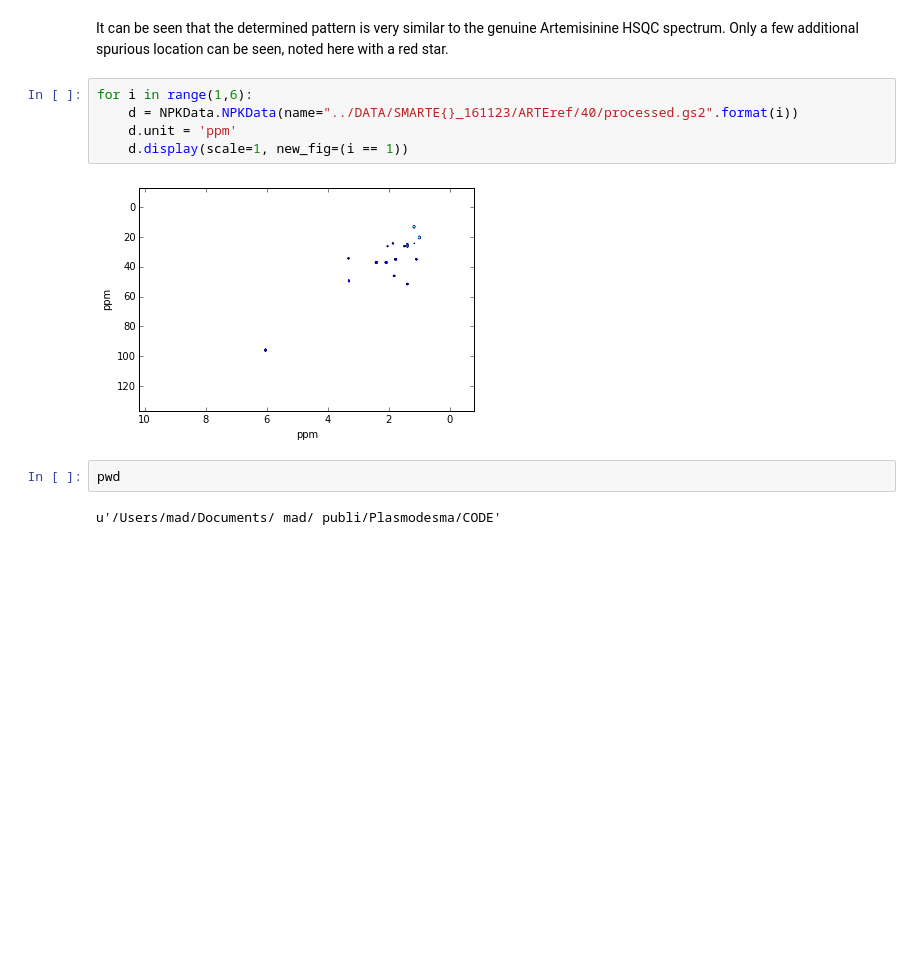
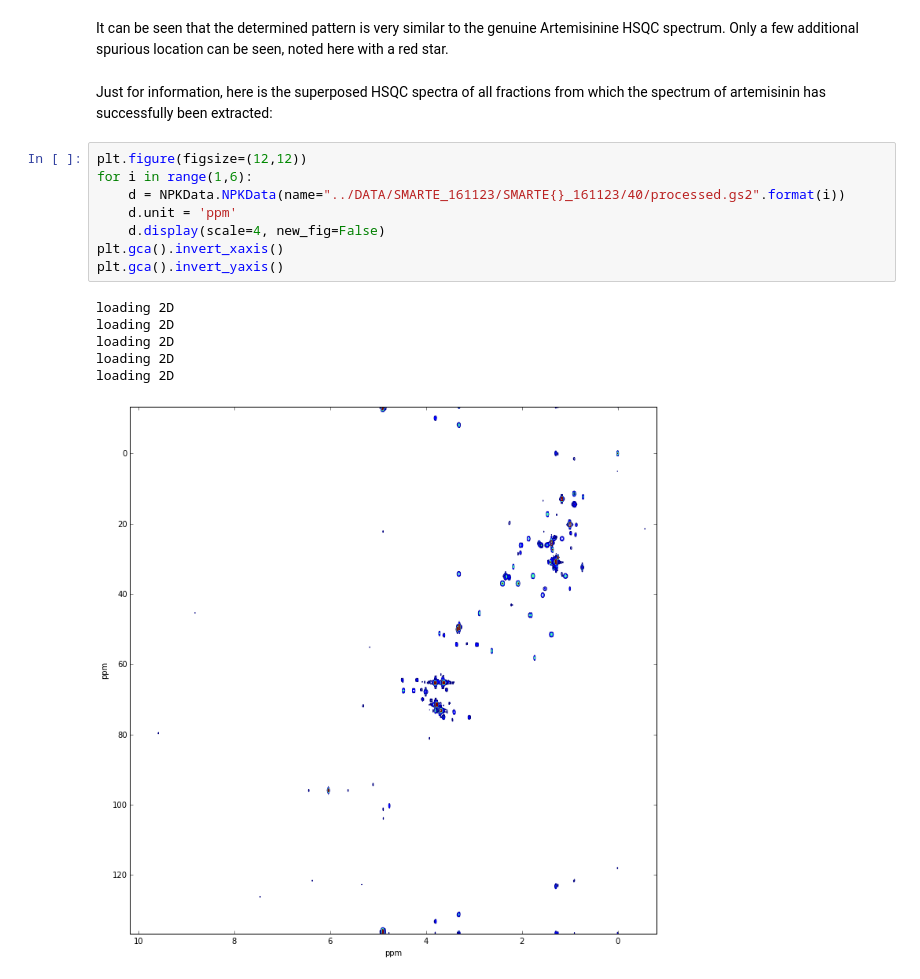
Before and after one commit to harel-coffee/plasmodesma-auto, a Jupyter notebook: Analysis2.ipynb, the cells around one changed output. Saved outputs shown, nothing was run; the diff lists cells and outputs as text; blank space fills up the shorter version.

```diff
--- a/Analysis2.ipynb
+++ b/Analysis2.ipynb
@@ -298,13 +290,19 @@ ax3.legend(loc=2)
 # %% [markdown]
 It can be seen that the determined pattern is very similar to the genuine Artemisinine HSQC spectrum. Only a few additional spurious location can be seen, noted here with a red star.
+# %% [markdown]
+Just for information, here is the superposed HSQC spectra of all fractions from which the spectrum of artemisinin has successfully been extracted:
 # %%
+plt.figure(figsize=(12,12))
 for i in range(1,6):
-    d = NPKData.NPKData(name="../DATA/SMARTE{}_161123/ARTEref/40/processed.gs2".format(i))
+    d = NPKData.NPKData(name="../DATA/SMARTE_161123/SMARTE{}_161123/40/processed.gs2".format(i))
     d.unit = 'ppm'
-    d.display(scale=1, new_fig=(i == 1))
+    d.display(scale=4, new_fig=False)
+plt.gca().invert_xaxis()
+plt.gca().invert_yaxis()
 # %% [output]
+loading 2D
+loading 2D
+loading 2D
+loading 2D
+loading 2D
-[figure, old version]
+[figure, new version]
-# %%
-pwd
-# %% [output]
-u'/Users/mad/Documents/ mad/ publi/Plasmodesma/CODE'
```
Also changed, not shown: parts of 3 cells of this notebook, 2 other files.
